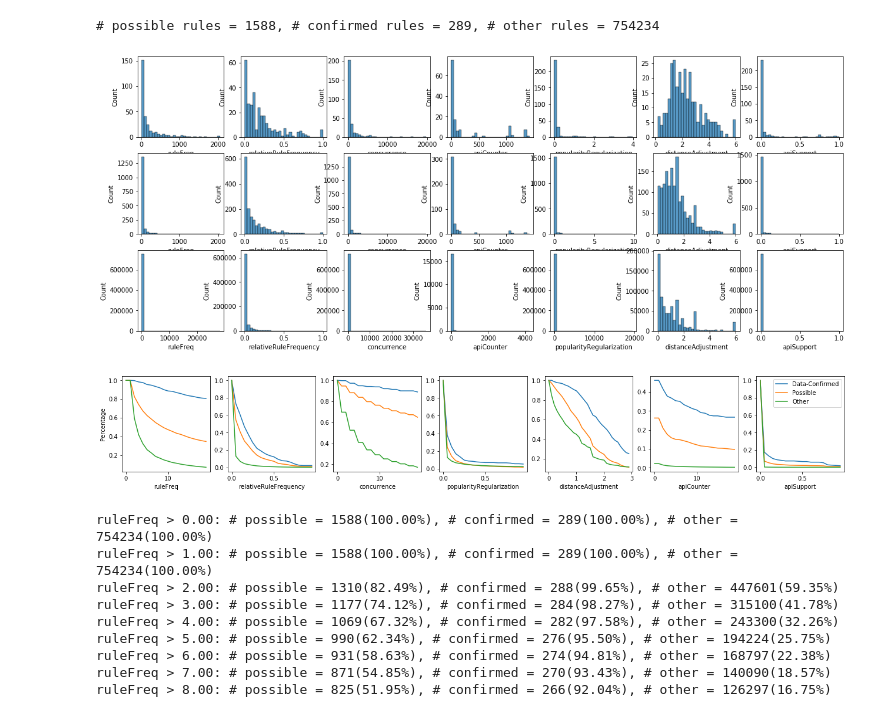
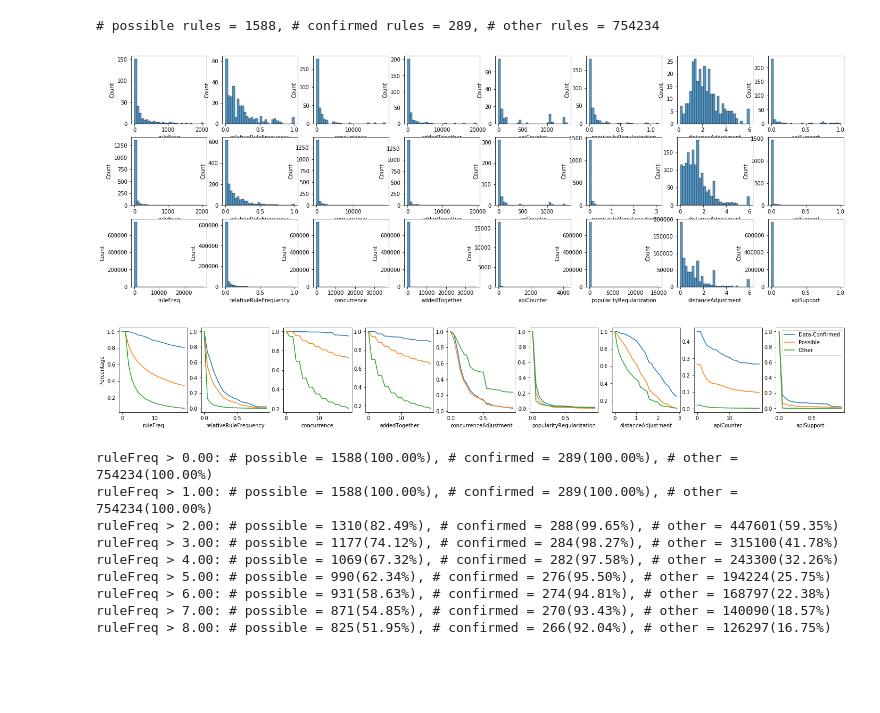
Before and after one commit to hehao98/MigrationHelper, a Jupyter notebook: evaluation/rq2_metrics_analysis.ipynb, the cells around one changed output. Saved outputs shown, nothing was run; the diff lists cells and outputs as text; code cells hidden in the pictures; blank space fills up the shorter version.

Commit message:
Changed computation of concurrence, result does not seem good...

```diff
--- a/evaluation/rq2_metrics_analysis.ipynb
+++ b/evaluation/rq2_metrics_analysis.ipynb
@@ -8,14 +8,16 @@ rules = pd.read_csv("all-rules-with-metrics.csv").sort_values(by=["fromLib", "ru
 
 rules = rules[rules["fromLib"] != rules["toLib"]]
 rules["relativeRuleFrequency"] = 0
+rules["concurrenceAdjustment"] = 0
 rules["popularityRegularization"] = 0
 rules["distanceAdjustment"] = rules["distance"].apply(lambda x: np.mean([((5 + 1) / (int(y) + 1)) ** 1 for y in x.split(";")]))
 for from_lib, rows in rules.groupby(by="fromLib"):
     relativeRuleFreq = rows["ruleFreq"] / max(rows["ruleFreq"])
     apiSupport = rows["apiCounter"] / max(rows["apiCounter"])
-    concurrenceAdjustment = rows["ruleFreq"] / (rows["concurrence"] + 1)
+    concurrenceAdjustment = rows["ruleFreq"] / rows["concurrence"].apply(lambda x: max(1, x))
     popularityRegularization = relativeRuleFreq * concurrenceAdjustment
     rules["relativeRuleFrequency"].update(relativeRuleFreq)
+    rules["concurrenceAdjustment"].update(concurrenceAdjustment)
     rules["popularityRegularization"].update(popularityRegularization)
     rules["apiSupport"].update(apiSupport)
 
@@ -32,15 +34,15 @@ print("# possible rules = {}, # confirmed rules = {}, # other rules = {}".format
 # %%
 rules.to_csv("all-rules-with-metrics.csv")
 # %%
-fig, axes = plt.subplots(3, 7, figsize=(20, 8))
 data = [rules[rules["dataConfirmed"]], rules[rules["isPossible"]], rules[(~rules["isPossible"]) & (~rules["dataConfirmed"])]]
-axis = ["ruleFreq", "relativeRuleFrequency", "concurrence", "apiCounter", "popularityRegularization", "distanceAdjustment", "apiSupport"]
+axis = ["ruleFreq", "relativeRuleFrequency", "concurrence", "addedTogether", "apiCounter", "popularityRegularization", "distanceAdjustment", "apiSupport"]
+fig, axes = plt.subplots(3, len(axis), figsize=(24, 8))
 for i in range(0, 3):
-    for j in range(0, 7):
+    for j in range(0, len(axis)):
         sns.histplot(data=data[i], x=axis[j], ax=axes[i][j], bins=30)
 plt.show()
 # %% [output]
-[figure, old version]
+[figure, new version]
 # %%
 def get_dist(metric, min_val, max_val, interval):
     possible_vals = []
@@ -55,12 +57,14 @@ params = [
     ("ruleFreq", 0, 20, 1),
     ("relativeRuleFrequency", 0, 1.0, 0.05),
     ("concurrence", 0, 20, 1),
+    ("addedTogether", 0, 20, 1),
+    ("concurrenceAdjustment", 0, 1, 0.05),
     ("popularityRegularization", 0, 1, 0.05),
     ("distanceAdjustment", 0, 3, 0.1),
     ("apiCounter", 0, 20, 1),
     ("apiSupport", 0, 1, 0.05)
 ]
-fig, axes = plt.subplots(1, 7, figsize=(22, 3))
+fig, axes = plt.subplots(1, len(params), figsize=(25, 3))
 for i, param in enumerate(params):
     possible, confirmed, other = get_dist(*param)
     x = list(np.arange(param[1], param[2], param[3]))
@@ -70,11 +74,11 @@ for i, param in enumerate(params):
     axes[i].set_xlabel(param[0])
     if i == 0:
         axes[i].set_ylabel("Percentage")
-    if i == 6:
+    if i == len(params) - 1:
         axes[i].legend()
 fig.show()
 # %% [output]
-[figure, old version]
+[figure, new version]
 # %%
 def show_dist(metric, min_val, max_val, interval):
     for i in np.arange(min_val, max_val, interval):
```
Also changed, not shown: parts of 3 cells of this notebook, 1 other file.
